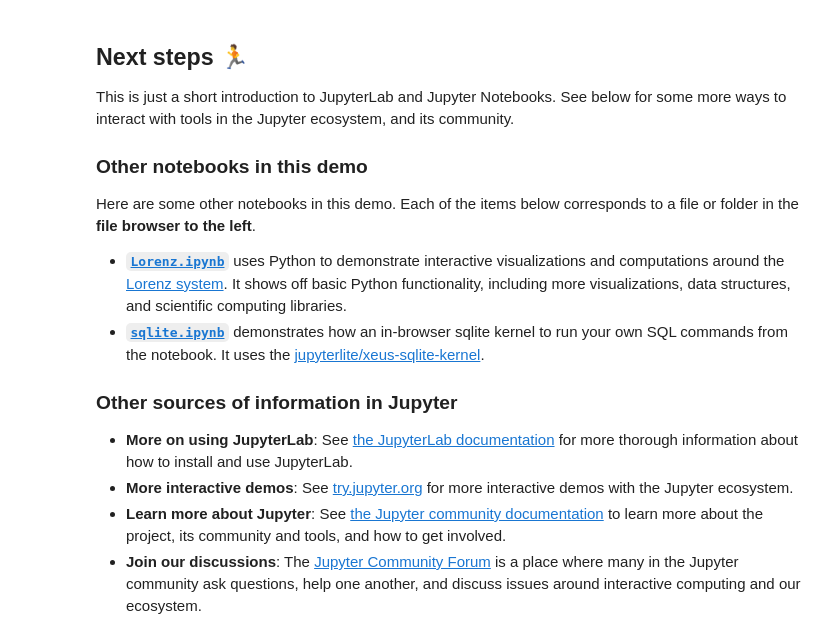
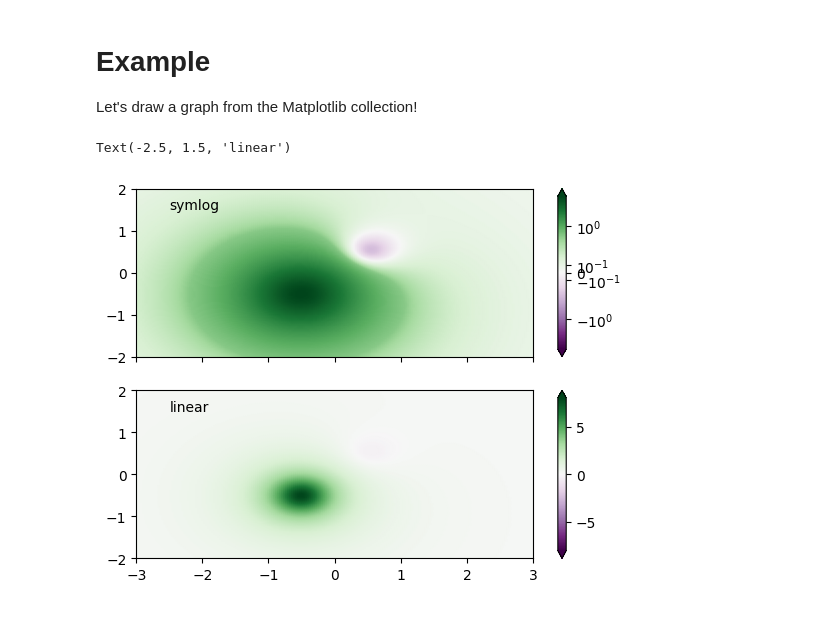
Before and after one commit to that-firefly/jupyter-playground, a Jupyter notebook: index.ipynb, the cells around one changed output. Cells and saved outputs as stored; diff of their text form; code cells hidden in the pictures.

```diff
--- a/index.ipynb
+++ b/index.ipynb
@@ -31,12 +0,0 @@ Note how the code and the results of running the code are bundled together.
-# %%
-from matplotlib import pyplot as plt
-import numpy as np
-
-# Generate 100 random data points along 3 dimensions
-x, y, scale = np.random.randn(3, 100)
-fig, ax = plt.subplots()
-
-# Map each onto a scatterplot we'll create with Matplotlib
-ax.scatter(x=x, y=y, c=scale, s=np.abs(scale)*500)
-ax.set(title="Some random data, created with JupyterLab!")
-plt.show()
@@ -45,18 +1,39 @@ plt.show()
-# %% [markdown]
-## Next steps 🏃
-
-This is just a short introduction to JupyterLab and Jupyter Notebooks. See below for some more ways to interact with tools in the Jupyter ecosystem, and its community.
-
-### Other notebooks in this demo
-
-Here are some other notebooks in this demo. Each of the items below corresponds to a file or folder in the **file browser to the left**.
-
-- [**`Lorenz.ipynb`**](Lorenz.ipynb) uses Python to demonstrate interactive visualizations and computations around the [Lorenz system](https://en.wikipedia.org/wiki/Lorenz_system). It shows off basic Python functionality, including more visualizations, data structures, and scientific computing libraries.
-- [**`sqlite.ipynb`**](sqlite.ipynb) demonstrates how an in-browser sqlite kernel to run your own SQL commands from the notebook. It uses the [jupyterlite/xeus-sqlite-kernel](https://github.com/jupyterlite/xeus-sqlite-kernel).
-
-### Other sources of information in Jupyter
-
-- **More on using JupyterLab**: See [the JupyterLab documentation](https://jupyterlab.readthedocs.io/en/stable/) for more thorough information about how to install and use JupyterLab.
-- **More interactive demos**: See [try.jupyter.org](https://try.jupyter.org) for more interactive demos with the Jupyter ecosystem.
-- **Learn more about Jupyter**: See [the Jupyter community documentation](https://docs.jupyter.org) to learn more about the project, its community and tools, and how to get involved.
-- **Join our discussions**: The [Jupyter Community Forum](https://discourse.jupyter.org) is a place where many in the Jupyter community ask questions, help one another, and discuss issues around interactive computing and our ecosystem.
+# %% [markdown]
+# Example
+
+Let's draw a graph from the Matplotlib collection!
+# %%
+import numpy as np
+import matplotlib.pyplot as plt
+import matplotlib.colors as colors
+
+def rbf(x, y):
+    return 1.0 / (1 + 5* ((x ** 2) + (y ** 2)))
+
+N = 200
+gain = 8
+X, Y = np.mgrid[-3:3:complex(0, N), -2:2:complex(0, N)]
+Z1 = rbf(X + 0.5, Y + 0.5)
+Z2 = rbf(X - 0.5, Y - 0.5)
+Z = gain * Z1 - Z2
+
+shadeopts = {'cmap': 'PRGn', 'shading': 'gouraud'}
+colormap = 'PRGn'
+lnrwidth = 0.5
+
+fig, ax = plt.subplots(2, 1, sharex=True, sharey=True)
+
+pcm = ax[0].pcolormesh(X, Y, Z,
+                       norm=colors.SymLogNorm(linthresh=lnrwidth, linscale=1,
+                                              vmin=-gain, vmax=gain, base=10),
+                       **shadeopts)
+fig.colorbar(pcm, ax=ax[0], extend='both')
+ax[0].text(-2.5, 1.5, 'symlog')
+
+pcm = ax[1].pcolormesh(X, Y, Z, vmin=-gain, vmax=gain,
+                       **shadeopts)
+fig.colorbar(pcm, ax=ax[1], extend='both')
+ax[1].text(-2.5, 1.5, 'linear')
+# %% [output]
+Text(-2.5, 1.5, 'linear')
+[figure, added]
```
Also changed, not shown: parts of 2 cells of this notebook.
